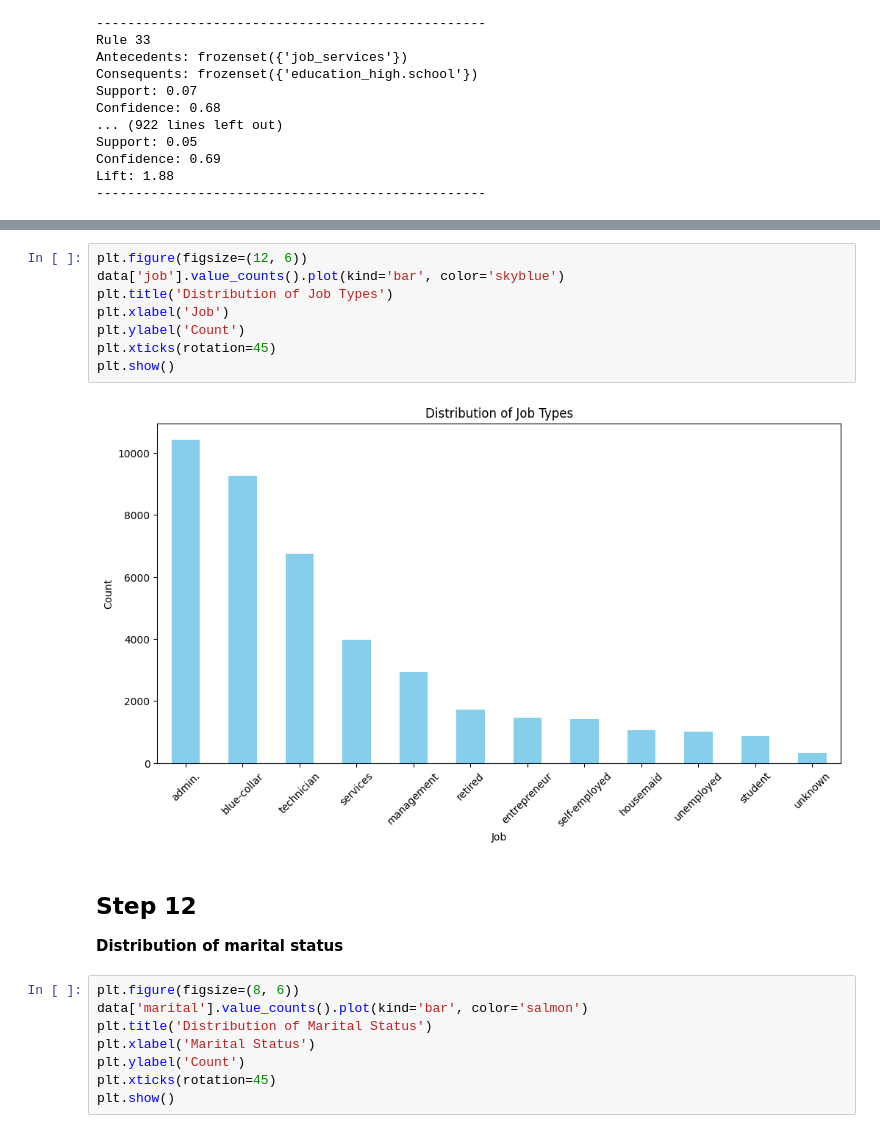
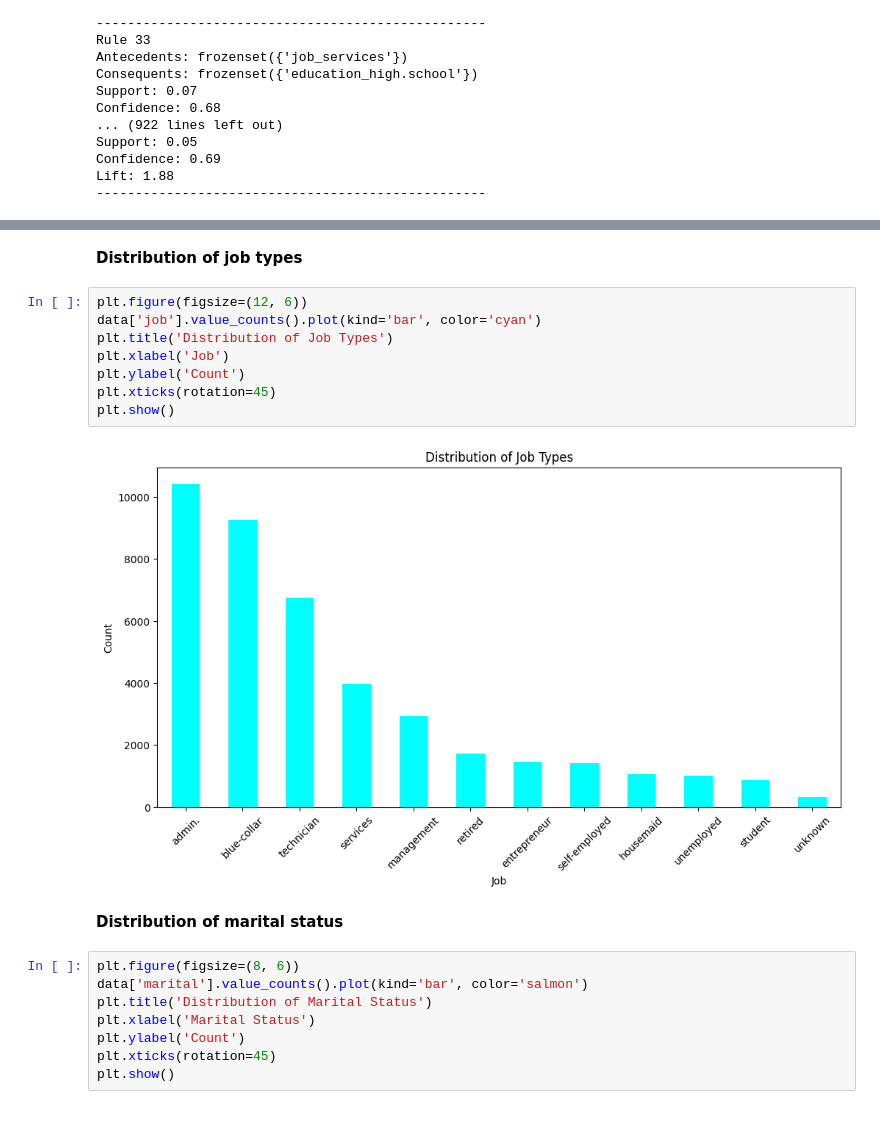
Before and after one commit to thanzawtoe888/Association-Rule, a Jupyter notebook: asso_rule.ipynb, the cells around one changed output, grey strips where cells are left out. Saved outputs shown, nothing was run; the diff lists cells and outputs as text.

```diff
--- a/asso_rule.ipynb
+++ b/asso_rule.ipynb
@@ -173,15 +239,18 @@ Distribution of job types
+# %% [markdown]
+<p><b>
+Distribution of job types
+</b></p>
 # %%
 plt.figure(figsize=(12, 6))
-data['job'].value_counts().plot(kind='bar', color='skyblue')
+data['job'].value_counts().plot(kind='bar', color='cyan')
 plt.title('Distribution of Job Types')
 plt.xlabel('Job')
 plt.ylabel('Count')
 plt.xticks(rotation=45)
 plt.show()
 # %% [output]
-[figure, old version]
+[figure, new version]
 # %% [markdown]
-## Step 12
 <p><b>
 Distribution of marital status
 </b></p>
```
Also changed, not shown: parts of 13 cells of this notebook.
